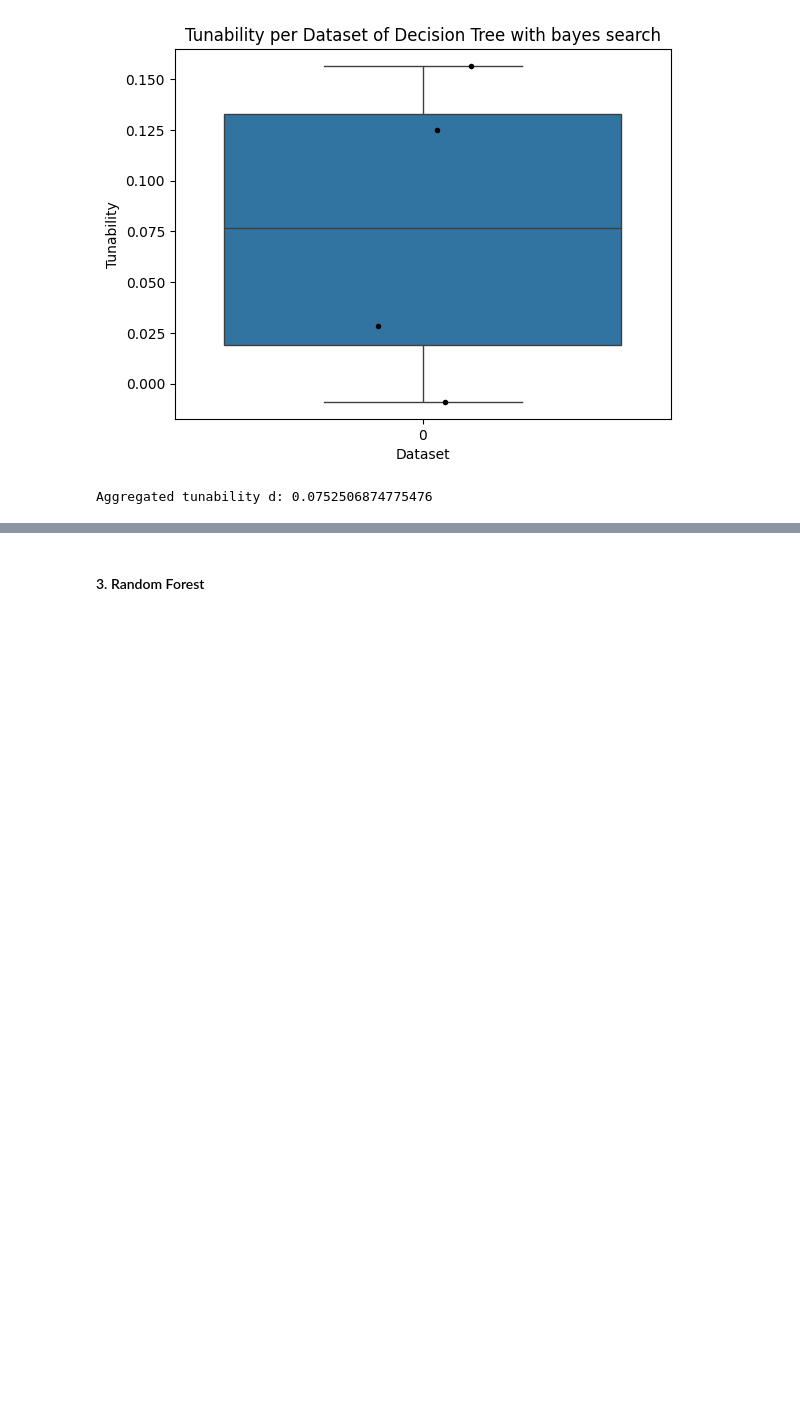
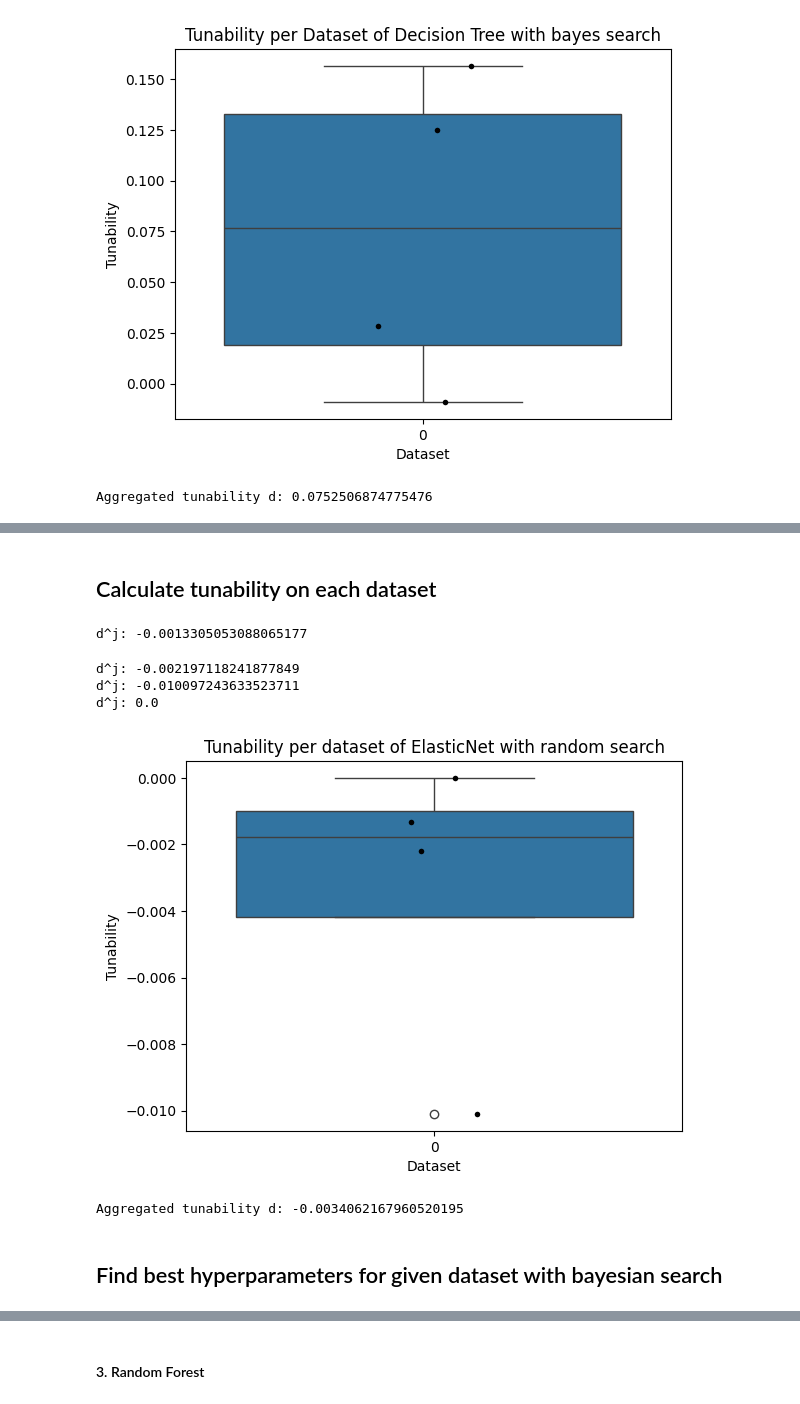
Before and after one commit to CJ4n/AutoML_HM1, a Jupyter notebook: solution.ipynb, the cells around one changed output, grey strips where cells are left out. Cells and saved outputs as stored; diff of their text form; code cells hidden in the pictures; blank space fills up the shorter version.

```diff
--- a/solution.ipynb
+++ b/solution.ipynb
@@ -172,11 +172,6 @@ def get_configuration_grid_decision_tree():
     ]
 
     return config_grid
-# %%
-train_datasets: List[Tuple[DataFrame, Series]] = get_train_datasets()
-test_datasets: List[Tuple[DataFrame, Series]] = get_test_datasets()
-decision_tree_pipeline: Pipeline = get_decision_tree_pipeline()
-configuration_grid_decision_tree = get_configuration_grid_decision_tree()
 # %% [markdown]
 ## Find optimal default hyperparameters
 # %%
@@ -448,14 +444,3 @@ def get_parameter_grid_for_elasticnet():
         dict(zip(parameter_names, combination)) for combination in selected_combinations
     ]
     return parameters_grid_elasticnet
-# %%
-train_datasets: List[Tuple[DataFrame, Series]] = get_train_datasets()
-elastic_net_pipeline: Pipeline = get_elasticnet_pipeline()
-parameters_grid_elasticnet = get_parameter_grid_for_elasticnet()
-optimal_config_elasticnet = find_optimal_configuration_for_all_datasets(
-    config_space=parameters_grid_elasticnet,
-    train_datasets=train_datasets,
-    test_datasets=test_datasets,
-    model=elastic_net_pipeline,
-    summary_func=np.mean,
-)
@@ -467,0 +537,48 @@ evaluate_pipeline_on_datasets(
+# %% [markdown]
+## Calculate tunability on each dataset
+# %%
+# find d^j
+
+tunability_per_dataset = calculate_tunability_on_each_dataset(
+    train_datasets=get_train_datasets(),
+    test_datasets=get_test_datasets(),
+    best_configs=best_elasticnet_configs_for_each_dataset,
+    optimal_config=optimal_config_elasticnet,
+    get_model_pipeline=get_elasticnet_pipeline,
+)
+dump_tunability_to_csv(
+    tunability_per_dataset=tunability_per_dataset,
+    filepath="output_data/elasticnet/random_search_tunability.csv",
+)
+# %% [output]
+d^j: -0.0013305053088065177
+d^j: -0.002197118241877849
+d^j: -0.010097243633523711
+d^j: 0.0
+# %%
+tunability_data = [tunability_per_dataset]
+
+sns.boxplot(data=tunability_data)
+
+# add strip plot
+sns.stripplot(data=tunability_data, color="black", size=4)
+
+# add labels and title
+plt.xlabel("Dataset")
+plt.ylabel("Tunability")
+plt.title("Tunability per dataset of ElasticNet with random search")
+
+# show the plot
+plt.show()
+# %% [output]
+[figure, added]
+# %%
+# aggregated tunability d
+print(
+    "Aggregated tunability d: "
+    + str(calculate_aggregate_tunability(tunability_per_dataset))
+)
+# %% [output]
+Aggregated tunability d: -0.0034062167960520195
+# %% [markdown]
+## Find best hyperparameters for given dataset with bayesian search
```
Also changed, not shown: parts of 29 cells of this notebook, 11 other files.
